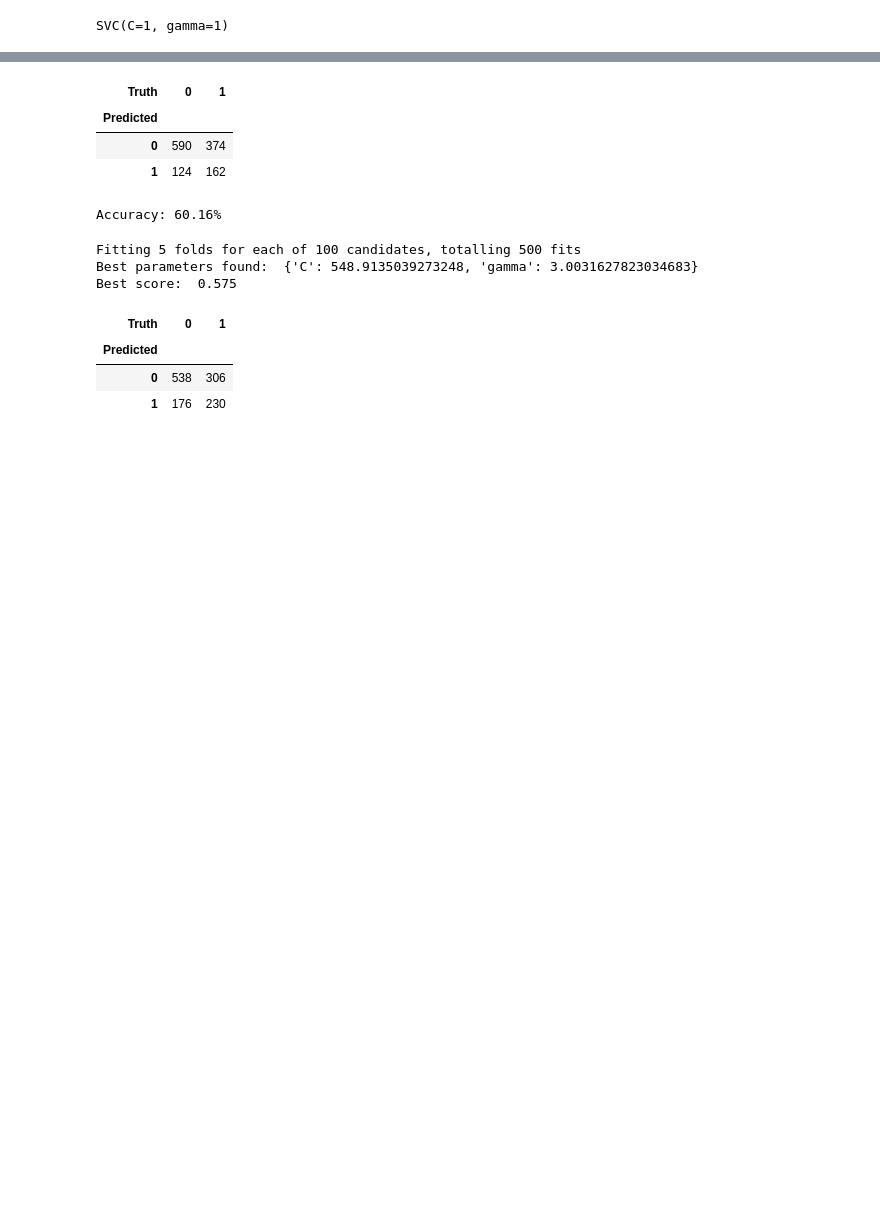
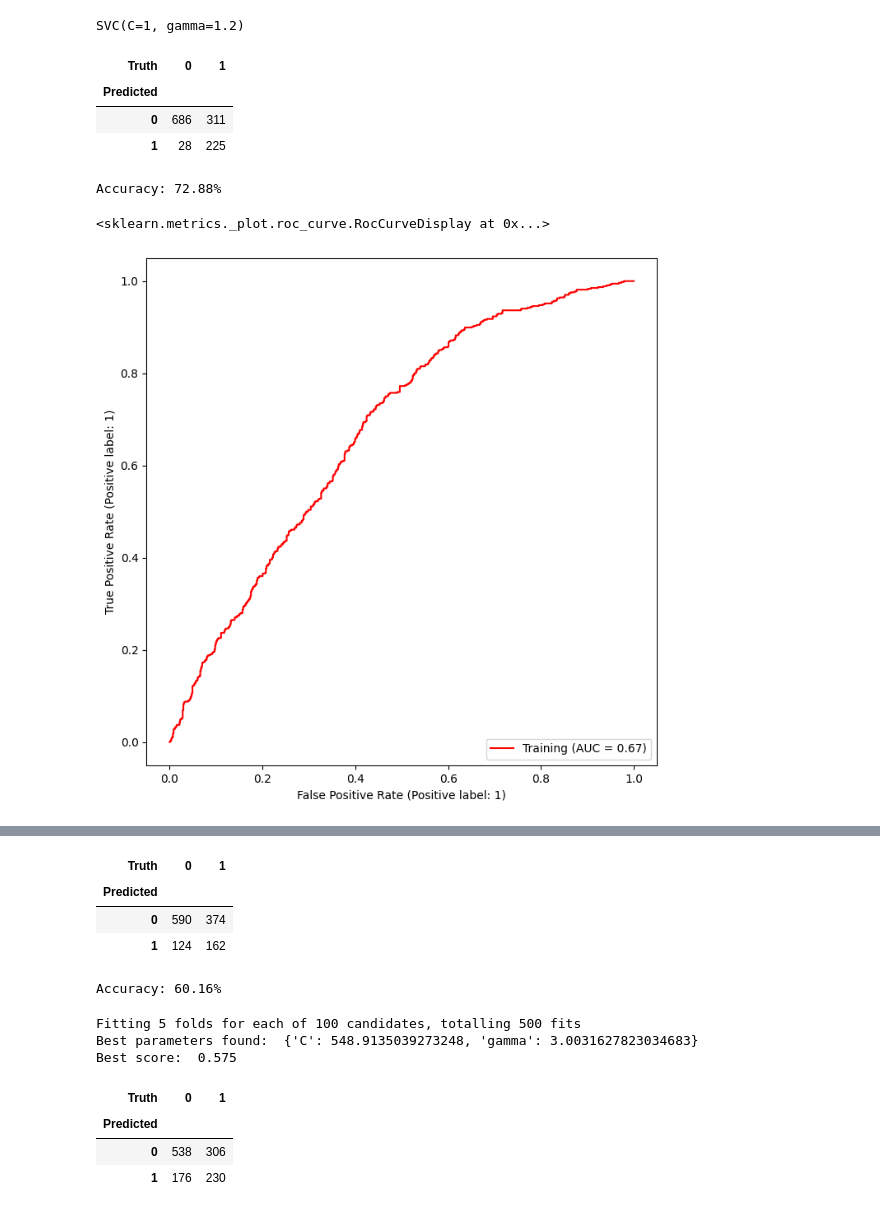
Before and after one commit to wend1k3/Wussap, a Jupyter notebook: vectorMachines.ipynb, the cells around one changed output, grey strips where cells are left out. Saved outputs shown, nothing was run; the diff lists cells and outputs as text; code cells hidden in the pictures; blank space fills up the shorter version.

```diff
--- a/vectorMachines.ipynb
+++ b/vectorMachines.ipynb
@@ -39,7 +49,26 @@ x_test = test[["AI_Interaction_Level", "Satisfaction_with_AI_Services"]]
 y_train =train["Customer_Churn"]
 y_test = test["Customer_Churn"]
 # %%
-rbf = SVC(kernel="rbf",gamma=1,C=1)
+rbf = SVC(kernel="rbf",gamma=1.2,C=1)
 rbf.fit(x_train,y_train)
 # %% [output]
-SVC(C=1, gamma=1)
+SVC(C=1, gamma=1.2)
+# %%
+y_hat_test = rbf.predict(x_test)
+confusion_table(y_hat_test,y_test)
+# %% [output]
+| Truth | 0 | 1 |
+| Predicted |  |  |
+| 0 | 686 | 311 |
+| 1 | 28 | 225 |
+# %%
+accuracy = accuracy_score(y_test, y_hat_test)
+print(f"Accuracy: {accuracy:.2%}")
+# %% [output]
+Accuracy: 72.88%
+# %%
+fix, ax = subplots(figsize=(8,8))
+roc_curve(rbf,x_test,y_test,name="Training",color="r",ax=ax)
+# %% [output]
+<sklearn.metrics._plot.roc_curve.RocCurveDisplay at 0x...>
+[figure, added]
```
Also changed, not shown: parts of 5 cells of this notebook.
